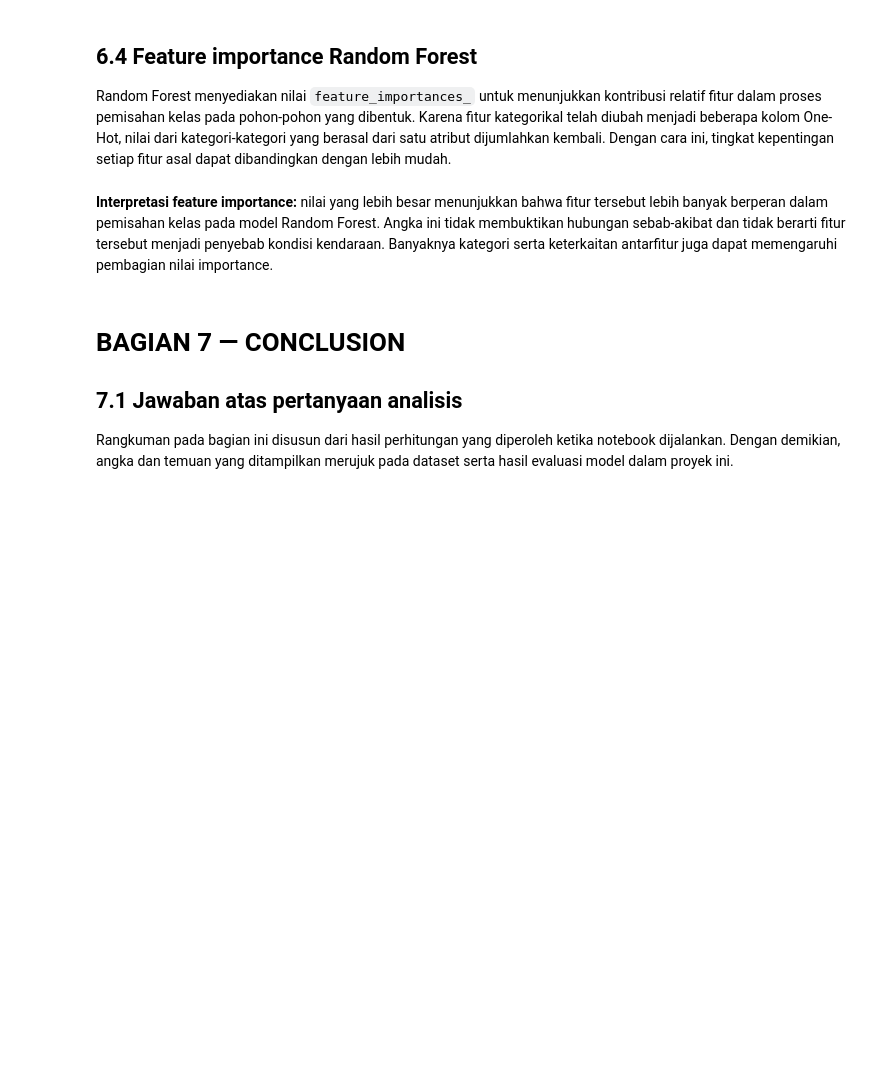
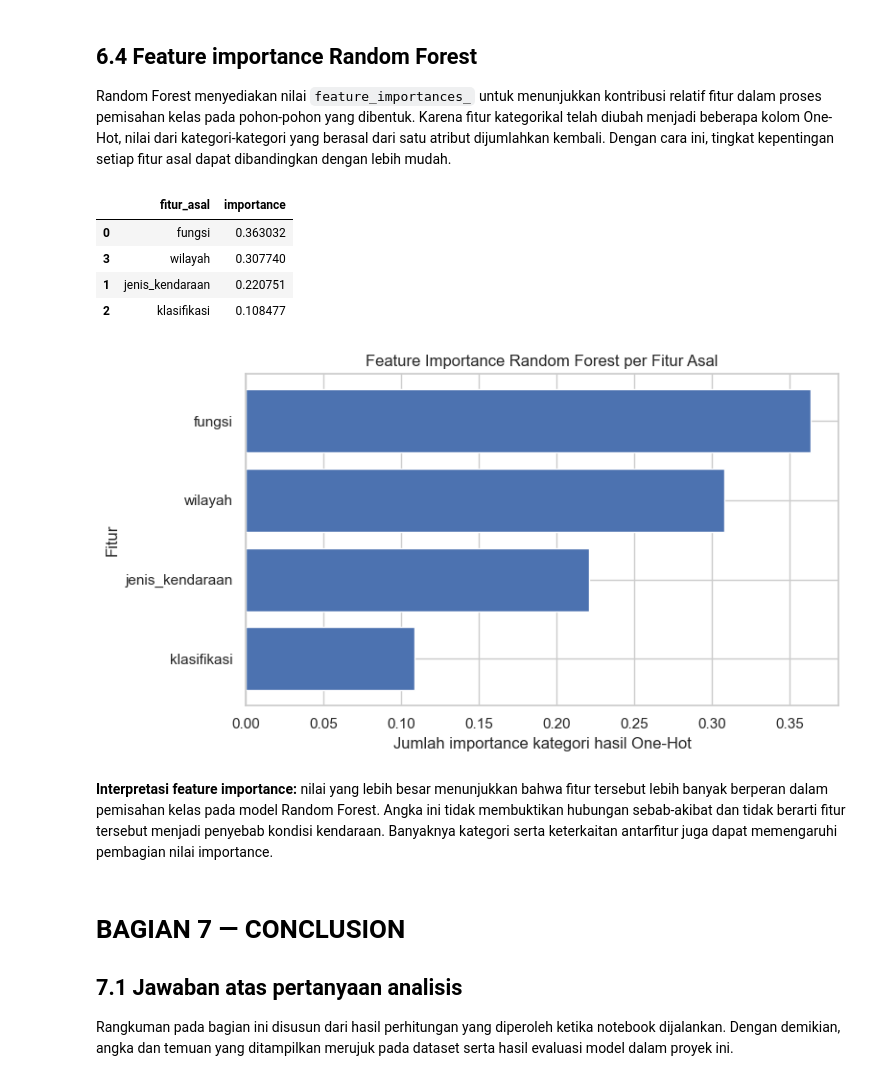
Before and after one commit to Dwiio/50_IF-E_NextLevel, a Jupyter notebook: projek_NextLevel_IF-E.ipynb, the cells around one changed output. Drawn from its saved outputs; the diff is of its cells as text; code cells hidden in the pictures; blank space fills up the shorter version.

```diff
--- a/projek_NextLevel_IF-E.ipynb
+++ b/projek_NextLevel_IF-E.ipynb
@@ -719,6 +746,32 @@ Perbandingan model mempertimbangkan macro-F1 dan recall kelas `RUSAK`, selain ac
 ## 6.4 Feature importance Random Forest
 
 Random Forest menyediakan nilai `feature_importances_` untuk menunjukkan kontribusi relatif fitur dalam proses pemisahan kelas pada pohon-pohon yang dibentuk. Karena fitur kategorikal telah diubah menjadi beberapa kolom One-Hot, nilai dari kategori-kategori yang berasal dari satu atribut dijumlahkan kembali. Dengan cara ini, tingkat kepentingan setiap fitur asal dapat dibandingkan dengan lebih mudah.
+# %%
+rf_fitted_preprocessor = rf_model.named_steps["preprocessing"]
+rf_fitted_classifier = rf_model.named_steps["random_forest"]
+onehot = rf_fitted_preprocessor.named_transformers_["categorical"].named_steps["onehot"]
+encoded_names = onehot.get_feature_names_out(FEATURES)
+encoded_importance = rf_fitted_classifier.feature_importances_
+importance_encoded = pd.DataFrame({"fitur_encoded": encoded_names, "importance": encoded_importance})
+importance_encoded["fitur_asal"] = importance_encoded["fitur_encoded"].apply(
+    lambda name: next((feature for feature in FEATURES if name.startswith(feature + "_")), name)
+)
+importance_by_feature = importance_encoded.groupby("fitur_asal", as_index=False)["importance"].sum().sort_values("importance", ascending=False)
+display(importance_by_feature)
+importance_by_feature.to_csv(OUTPUT_DIR / "feature_importance_random_forest.csv", index=False)
+
+plot_data = importance_by_feature.sort_values("importance", ascending=True)
+fig, ax = plt.subplots(figsize=(8, 4.5))
+ax.barh(plot_data["fitur_asal"], plot_data["importance"])
+ax.set(title="Feature Importance Random Forest per Fitur Asal", xlabel="Jumlah importance kategori hasil One-Hot", ylabel="Fitur")
+plt.tight_layout(); plt.savefig(FIGURE_DIR / "08_feature_importance.png", dpi=160); plt.show()
+# %% [output]
+|  | fitur_asal | importance |
+| 0 | fungsi | 0.363032 |
+| 3 | wilayah | 0.307740 |
+| 1 | jenis_kendaraan | 0.220751 |
+| 2 | klasifikasi | 0.108477 |
+[figure, added]
 # %% [markdown]
 **Interpretasi feature importance:** nilai yang lebih besar menunjukkan bahwa fitur tersebut lebih banyak berperan dalam pemisahan kelas pada model Random Forest. Angka ini tidak membuktikan hubungan sebab-akibat dan tidak berarti fitur tersebut menjadi penyebab kondisi kendaraan. Banyaknya kategori serta keterkaitan antarfitur juga dapat memengaruhi pembagian nilai importance.
 # %% [markdown]
```
Also changed, not shown: parts of 3 cells of this notebook.
